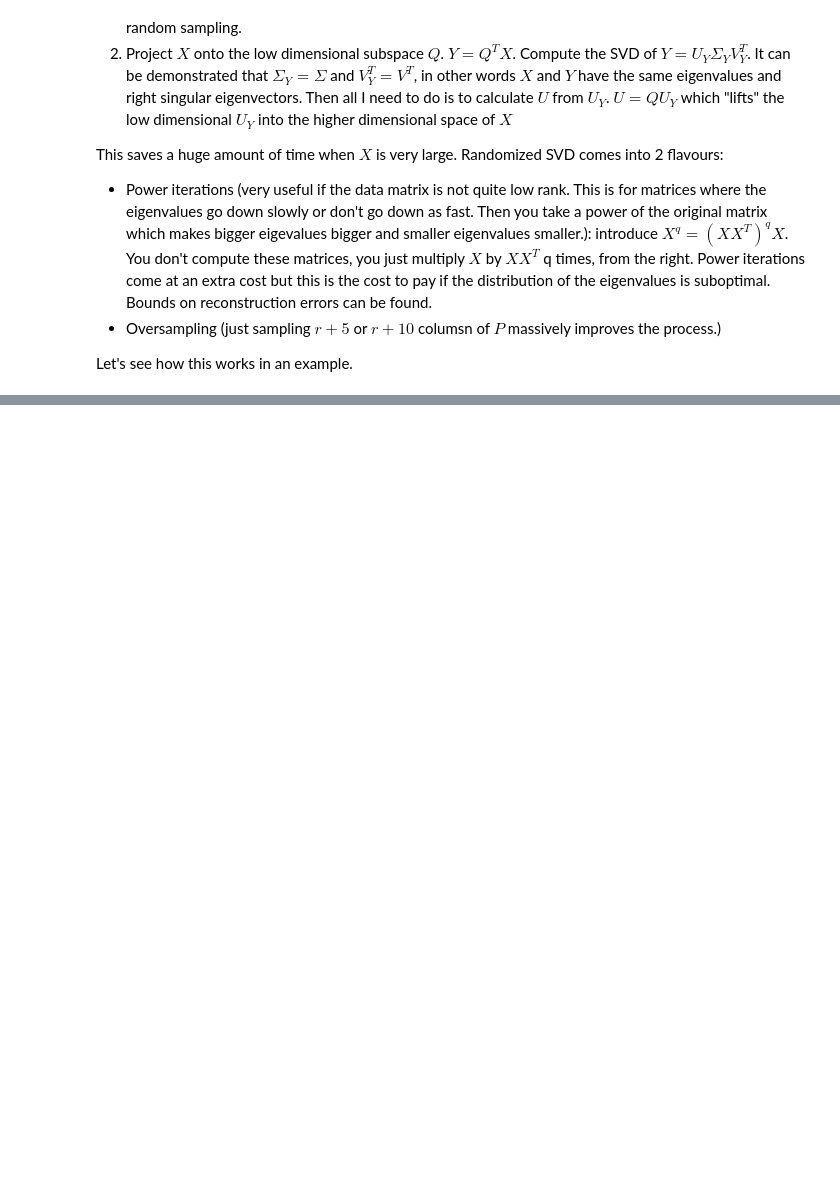
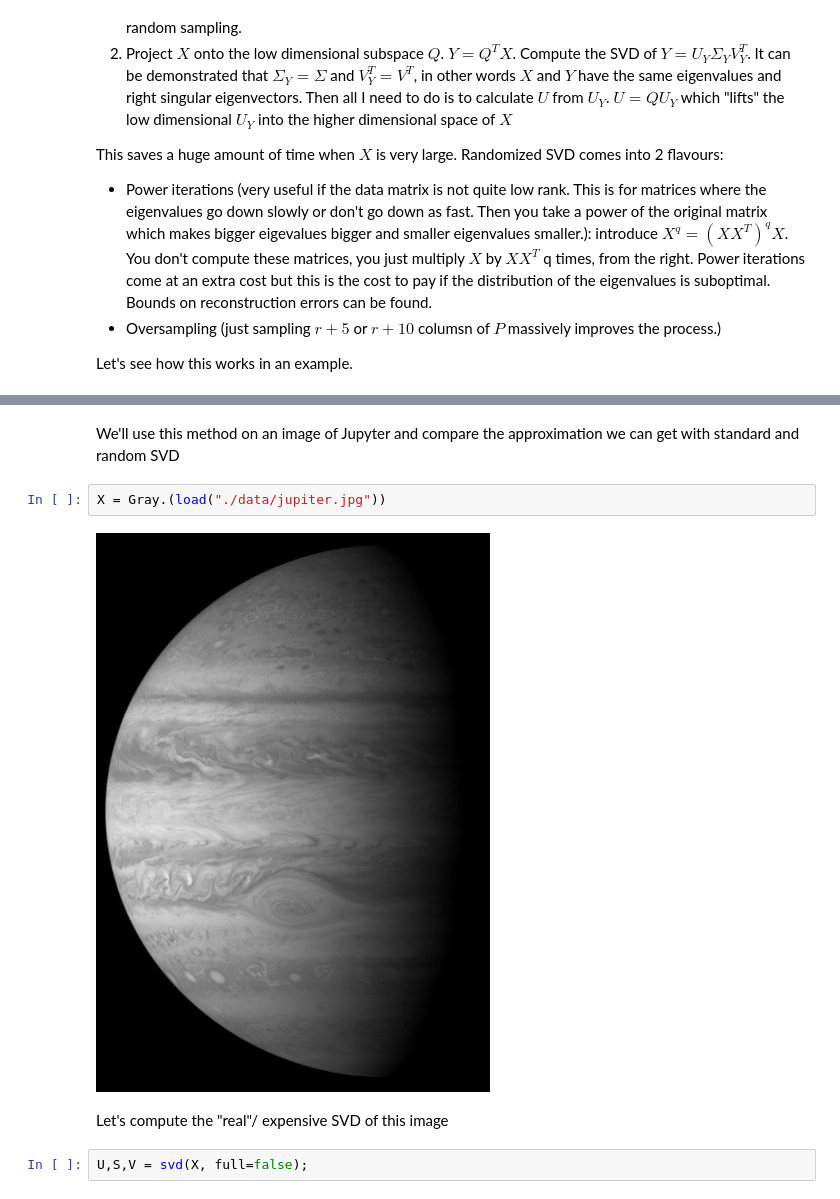
Before and after one commit to fmenol/data_driven_engineering, a Jupyter notebook: Chapter_1/Ch1_part_08.ipynb, the cells around one changed output, grey strips where cells are left out. Cells and saved outputs as stored; diff of their text form; blank space fills up the shorter version.

Commit message:
Jupiter example complete.

```diff
--- a/Chapter_1/Ch1_part_08.ipynb
+++ b/Chapter_1/Ch1_part_08.ipynb
@@ -17,0 +42,10 @@ Let's see how this works in an example.
+# %% [markdown]
+We'll use this method on an image of Jupyter and compare the approximation we can get with standard and random SVD
+# %%
+X = Gray.(load("./data/jupiter.jpg"))
+# %% [output]
+[figure, added]
+# %% [markdown]
+Let's compute the "real"/ expensive SVD of this image
+# %%
+U,S,V = svd(X, full=false);
```
Also changed, not shown: parts of 7 cells of this notebook.
